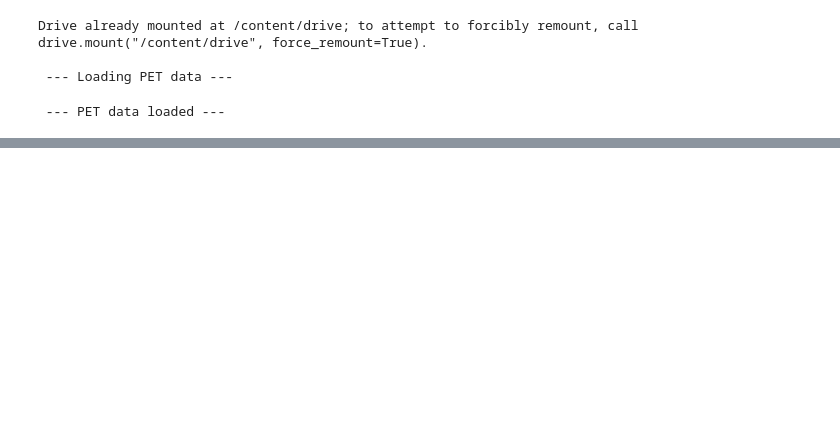
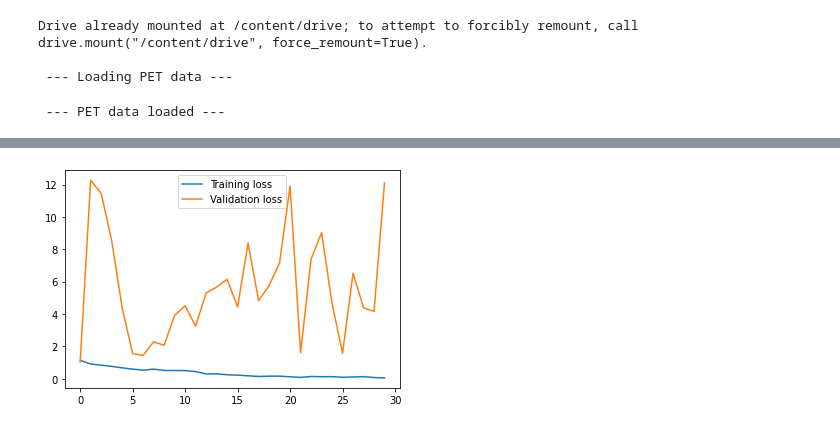
Before and after one commit to Angelvj/Alzheimer-disease-classification, a Jupyter notebook: code/jupyter/main.ipynb, the cells around one changed output, grey strips where cells are left out. Drawn from its saved outputs; the diff is of its cells as text; code cells hidden in the pictures; blank space fills up the shorter version.

Commit message:
testing models (nothing useful for now)

```diff
--- a/code/jupyter/main.ipynb
+++ b/code/jupyter/main.ipynb
@@ -356,0 +235,80 @@ Epoch 8/12
+# %%
+# CNN MODELS
+
+# Model configuration
+sample_shape = (79,95,68,1)
+no_classes = 3
+
+# First very basic model:
+'''
+Problemas de este modelo:
+
+ - A pesar de ser muy pequeño sufre de overfitting (bajo error en training pero
+ alto en validación/validación cruzada) --> realmente no hay tantísimo, podría
+ ser peor.
+
+ - Muy poco profundo, por lo que probablemente las características que es capaz
+ de extraer de las imágenes no sean excesivamente ricas.
+
+'''
+# model = Sequential()
+# model.add(Conv3D(32, kernel_size=(3,3,3), activation='relu', kernel_initializer='he_uniform', input_shape=sample_shape))
+# model.add(MaxPooling3D(pool_size=(2,2,2)))
+# model.add(Conv3D(32, kernel_size=(3,3,3), activation='relu', kernel_initializer='he_uniform'))
+# model.add(MaxPooling3D(pool_size=(2,2,2)))
+# model.add(Flatten())
+# model.add(Dense(256, activation='relu', kernel_initializer='he_uniform'))
+# model.add(Dense(no_classes, activation='softmax'))
+# model.summary()
+
+
+# Second model: little deeper
+def get_model(width=79, height=95, depth=68):
+    """Build a 3D convolutional neural network model."""
+
+    inputs = k.Input((width, height, depth, 1))
+
+    x = Conv3D(filters=64, kernel_size=3, activation="relu")(inputs)
+    x = MaxPool3D(pool_size=2)(x)
+    x = BatchNormalization()(x)
+
+    x = Conv3D(filters=64, kernel_size=3, activation="relu")(x)
+    x = MaxPool3D(pool_size=2)(x)
+    x = BatchNormalization()(x)
+
+    x = Conv3D(filters=128, kernel_size=3, activation="relu")(x)
+    x = MaxPool3D(pool_size=2)(x)
+    x = BatchNormalization()(x)
+
+    x = Conv3D(filters=256, kernel_size=3, activation="relu")(x)
+    x = MaxPool3D(pool_size=2)(x)
+    x = BatchNormalization()(x)
+
+    x = GlobalAveragePooling3D()(x)
+    x = Dense(units=512, activation="relu")(x)
+    x = Dropout(0.3)(x)
+
+    outputs = Dense(units=3, activation="softmax")(x)
+
+    # Define the model.
+    model = k.Model(inputs, outputs, name="3dcnn")
+    return model
+
+
+# Build model.
+model = get_model(width=79, height=95, depth=68)
+model.summary()
+
+
+# Compile the model
+model.compile(loss='categorical_crossentropy', optimizer=k.optimizers.Adam(), metrics=['accuracy'])
+
+# Fit model to data
+history = model.fit(X_train, k.utils.to_categorical(y_train), batch_size=16,
+                    epochs=30, verbose=1, validation_split=0.2)
+
+learning_curve(history)
+
+# cross_validate(model, X_train, y_train, 5, k.optimizers.Adam(lr=0.0001), 16, 12,
+#                verbose = 1, show_history = True)
+# %% [output]
@@ -356,0 +332 @@ Epoch 8/12
+[figure, added]
```
Also changed, not shown: parts of 5 cells of this notebook.
